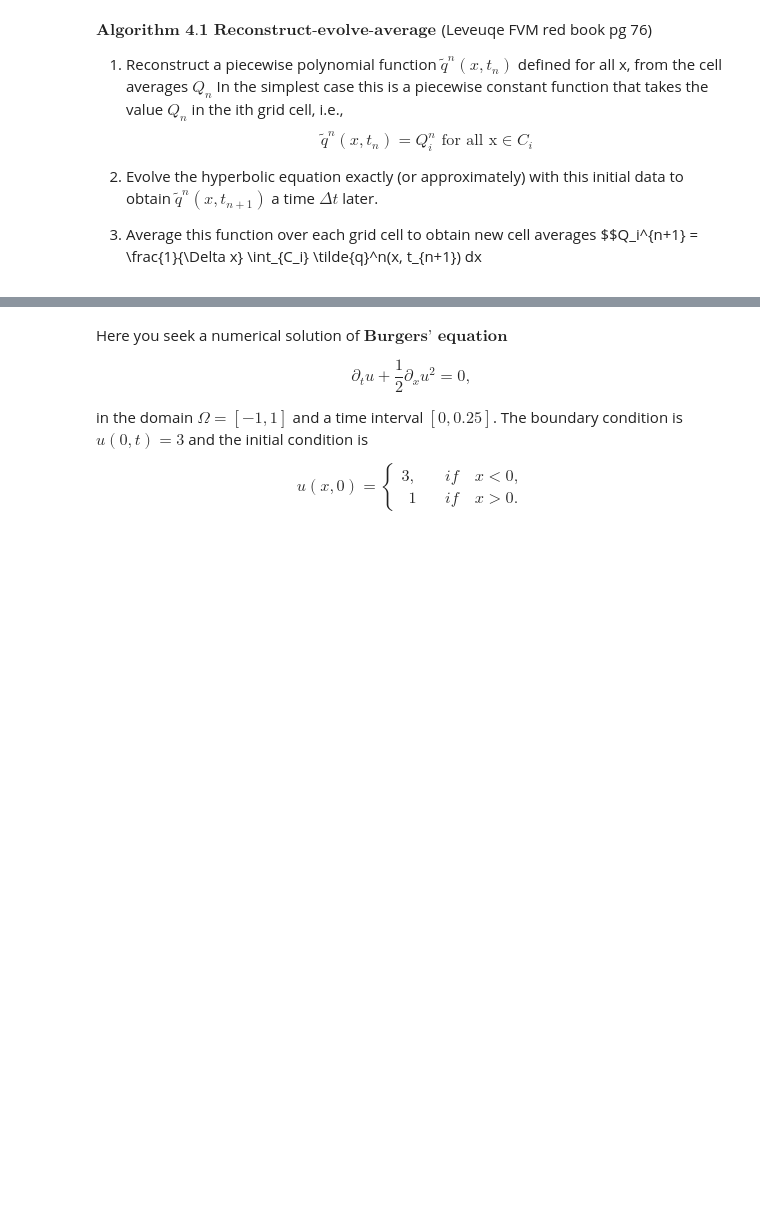
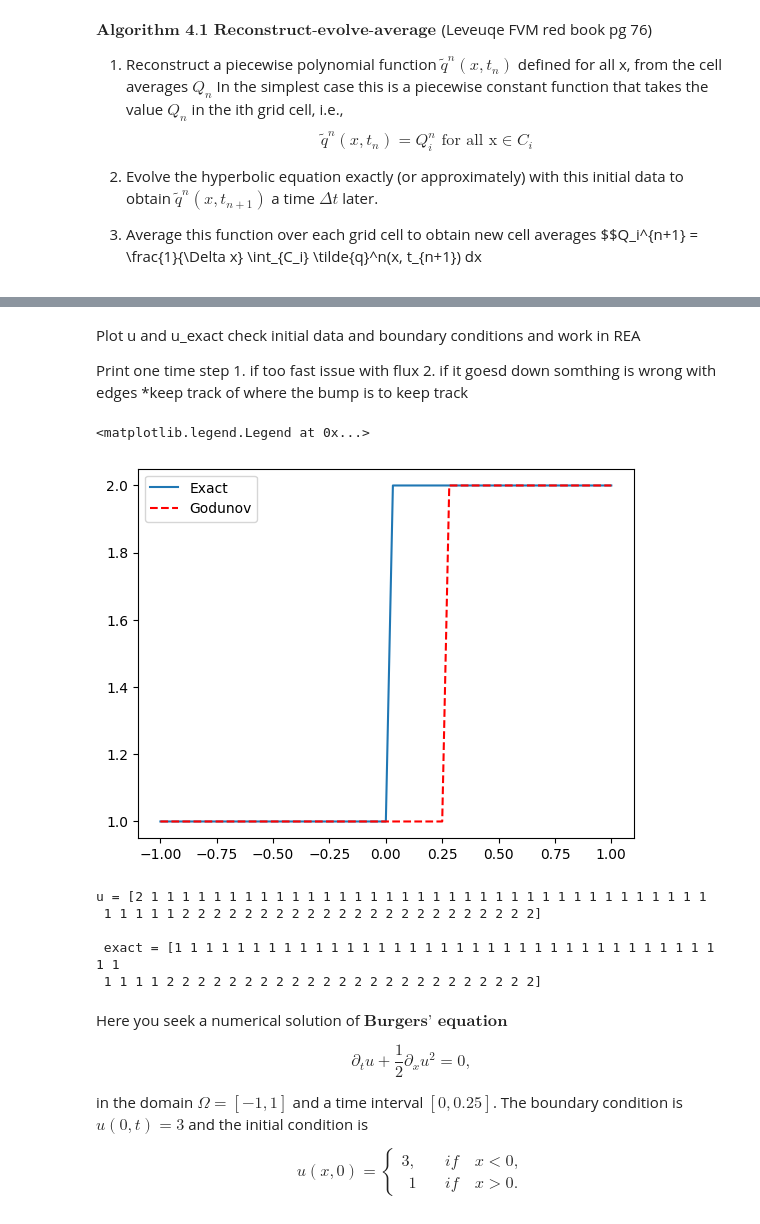
Before and after one commit to c-g-well/FiniteVolume, a Jupyter notebook: projectExperiment.ipynb, the cells around one changed output, grey strips where cells are left out. Cells and saved outputs as stored; diff of their text form; code cells hidden in the pictures; blank space fills up the shorter version.

```diff
--- a/projectExperiment.ipynb
+++ b/projectExperiment.ipynb
@@ -369,40 +203,3 @@ def godunov_advection(Q, c, dt, dx):
-# %%
-
-# Initialize lists to store h values and errors
-h_values = []
-errors = []
-
-# Time interval
-T = 2.0
-
-# Run the function for each k value
-for k in range(5, 13):
-    n_nodes = 2**k
-    h, x = mesh_generator_1d(-1, 1, n_nodes)
-    dt = 0.5 * h
-
-    # Initial cell averages
-    Q = g(x)
-
-    # Advection speed
-    c = 0.5
-
-    # Number of time steps
-    num_steps = int(T / dt)
-
-    # Apply the Godunov's method
-    for _ in range(num_steps):
-        Q = godunov_advection(Q, c, dt, dx)
-
-    # Compute the exact solution at final time
-    u_exact = g(x - c*T)
-
-    # Compute the error at final time
-    error = np.max(np.abs(Q - u_exact))
-
-    # Store h and error
-    h_values.append(h)
-    errors.append(error)
 # %%
 # Plot the convergence
 plt.loglog(h_values, errors, 'o-', label='Numerical')
@@ -463,3 +388,25 @@ for k in range(5, 15):
+# %% [markdown]
+Plot u and u_exact check initial data and boundary conditions and work in REA
+
+Print one time step
+    1. if too fast issue with flux
+    2. if it goesd down somthing is wrong with edges
+    *keep track of where the bump is to keep track
+# %%
+plt.plot(x,g(x),label = 'Exact')
+plt.plot(x,f_exact(x, T),'--r', label = 'Godunov')
+plt.legend()
+# %% [output]
+<matplotlib.legend.Legend at 0x...>
+[figure, added]
+# %%
+print(f'u = {u} \n\n exact = {f_exact(x, T)}')
+# %% [output]
+u = [2 1 1 1 1 1 1 1 1 1 1 1 1 1 1 1 1 1 1 1 1 1 1 1 1 1 1 1 1 1 1 1 1 1 1 1 1
+ 1 1 1 1 1 2 2 2 2 2 2 2 2 2 2 2 2 2 2 2 2 2 2 2 2 2 2 2]
+
+ exact = [1 1 1 1 1 1 1 1 1 1 1 1 1 1 1 1 1 1 1 1 1 1 1 1 1 1 1 1 1 1 1 1 1 1 1 1 1
+ 1 1 1 1 2 2 2 2 2 2 2 2 2 2 2 2 2 2 2 2 2 2 2 2 2 2 2 2]
 # %% [markdown]
 Here you seek a numerical solution of $\textbf{Burgers' equation}$
 
```
Also changed, not shown: parts of 40 cells of this notebook.
